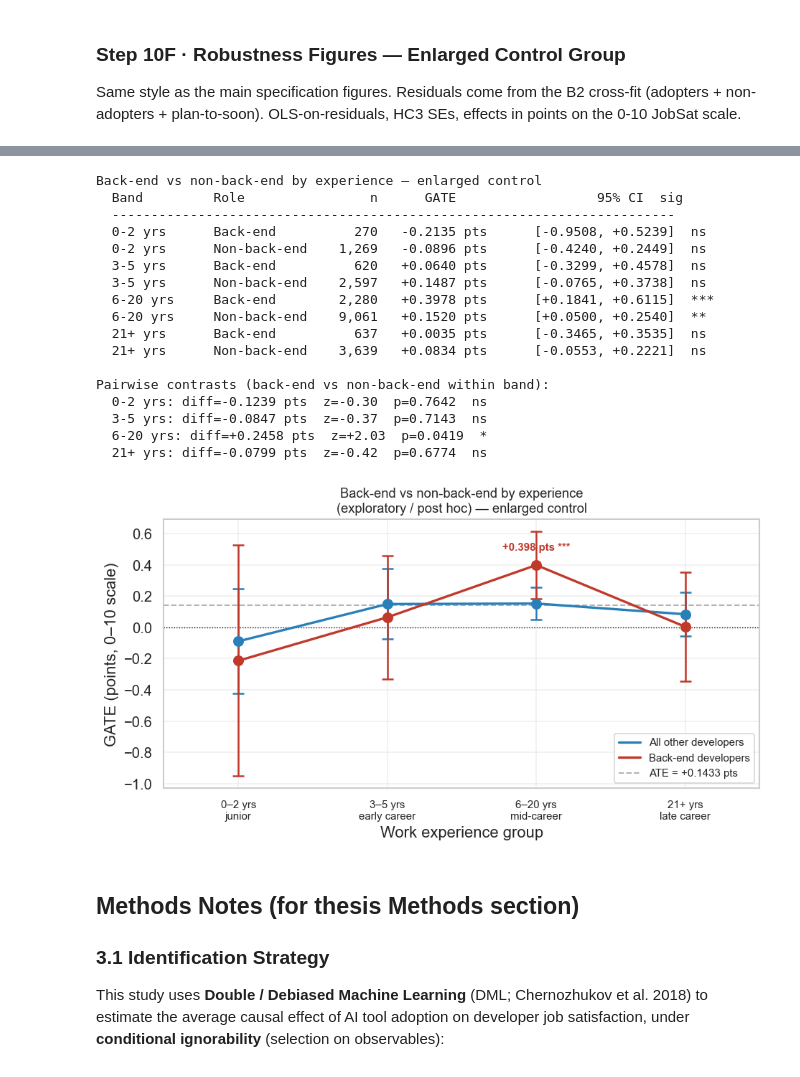
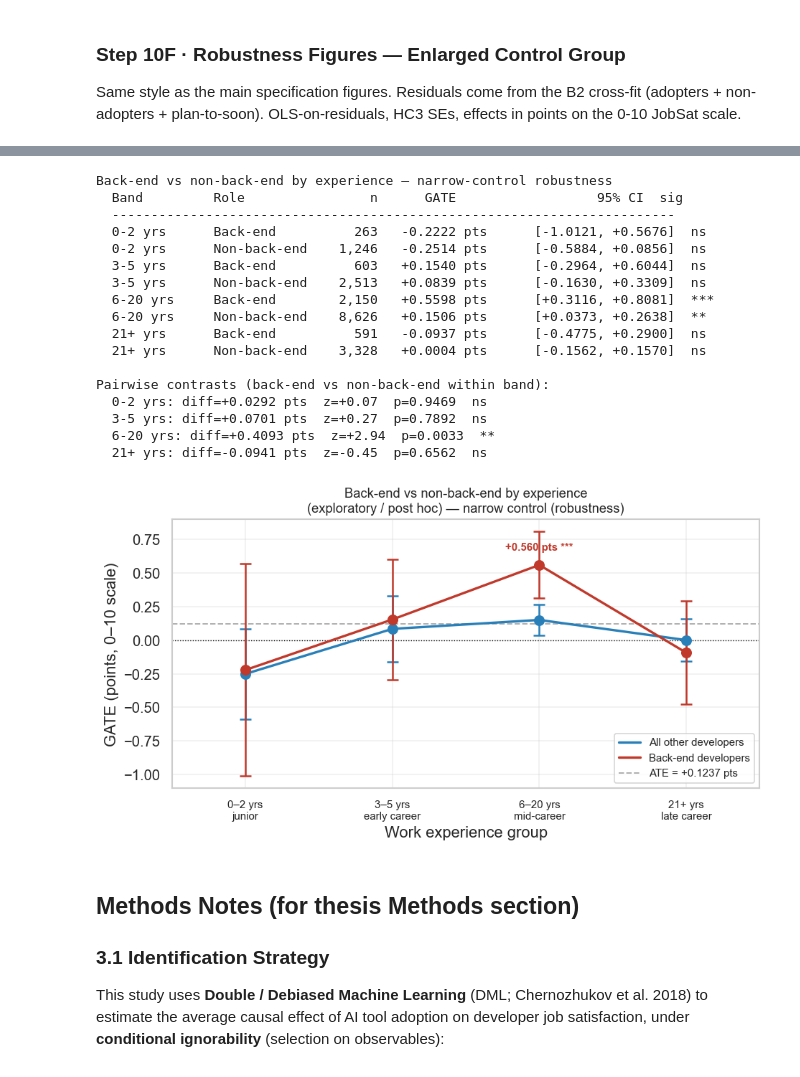
Before and after one commit to SivertIvarhus/Master-Thesis-NOVA-SBE-BA, a Jupyter notebook: notebooks/03-modeling.ipynb, the cells around one changed output, grey strips where cells are left out. Saved outputs shown, nothing was run; the diff lists cells and outputs as text; code cells hidden in the pictures.

```diff
--- a/notebooks/03-modeling.ipynb
+++ b/notebooks/03-modeling.ipynb
@@ -41,16 +41,25 @@ Packages loaded.
 ## Load & Describe Analysis Frame
 # %%
 df = pd.read_parquet(DATA / "analysis.parquet")
-df_full = df.copy()   # full frame including plan_to_soon, used in robustness section
 
-# Main analysis sample: adopters and non-adopters only (plan_to_soon → treated=NaN)
+# Main specification: ALL current non-users as control (plan_to_soon → T=0)
 if "adoption_status" in df.columns:
-    df = df[df["adoption_status"] != "plan_to_soon"].reset_index(drop=True).copy()
+    df = df[df["adoption_status"].isin(
+        ["adopter", "non_adopter", "plan_to_soon"])].copy()
+    df["treated"] = df["treated"].fillna(0.0)   # plan_to_soon → T=0
+    df = df.reset_index(drop=True)
+    # Narrow-control robustness sample: confirmed non-users only
+    df_narrow = df[df["adoption_status"] != "plan_to_soon"].reset_index(drop=True).copy()
+else:
+    df_narrow = df.copy()
 
-print(f"Full parquet: {df_full.shape[0]:,} rows × {df_full.shape[1]} columns")
-print(f"Main analysis sample: {df.shape[0]:,} rows")
-print(f"  Adopters     (T=1): {(df.treated==1).sum():,}  ({(df.treated==1).mean():.1%})")
-print(f"  Non-adopters (T=0): {(df.treated==0).sum():,}  ({(df.treated==0).mean():.1%})")
+n_pts = int((df["adoption_status"] == "plan_to_soon").sum()) if "adoption_status" in df.columns else 0
+
+print(f"Main sample (enlarged control): {len(df):,} rows")
+print(f"  Adopters      (T=1): {int((df.treated==1).sum()):,}  ({(df.treated==1).mean():.1%})")
+print(f"  Non-adopters  (T=0): {int((df.treated==0).sum()):,}  ({(df.treated==0).mean():.1%})")
+print(f"    of which plan-to-soon: {n_pts:,}")
+print(f"Narrow-control robustness sample: {len(df_narrow):,} rows")
 print()
 
 naive_diff = (df.loc[df.treated==1,"JobSat"].mean()
@@ -1792,11 +1816,11 @@ The main specification excludes ~1,797 respondents who said they plan to adopt A
 # B1 — Descriptive comparison: plan-to-soon vs non-adopters ───────────────────
 from scipy.stats import norm as _norm_b1
 
-if "adoption_status" not in df_full.columns:
+if "adoption_status" not in df.columns:
     print("adoption_status column not found — re-run 02-data-cleaning.ipynb first.")
 else:
-    pts_df = df_full[df_full["adoption_status"] == "plan_to_soon"].copy()
-    na_df  = df_full[df_full["adoption_status"] == "non_adopter"].copy()
+    pts_df = df[df["adoption_status"] == "plan_to_soon"].copy()
+    na_df  = df[df["adoption_status"] == "non_adopter"].copy()
 
     print(f"Group sizes:  plan_to_soon = {len(pts_df):,}  |  non_adopter = {len(na_df):,}\n")
 
@@ -2015,7 +2063,7 @@ else:
     from scipy.stats import norm as _norm_r
 
     # ── Numbers ───────────────────────────────────────────────────────────────
-    print("Four-band experience GATE — enlarged control (n=20,373)")
+    print("Four-band experience GATE — narrow-control robustness check")
     print(f"  {'Band':12s} {'n':>7s} {'GATE':>10s} {'SE':>7s} {'95% CI':>22s} "
           f"{'z':>6s} {'p':>8s}  sig")
     print("  " + "-" * 82)
@@ -2069,7 +2117,7 @@ else:
                         '6\u201320 yrs\nmid-career', '21+ yrs\nlate career'], fontsize=9)
     ax.set_xlabel('Work experience group')
     ax.set_ylabel('GATE (points, 0\u201310 scale)')
-    ax.set_title('Effect of AI adoption by experience\n\u2014 enlarged control group', fontsize=11)
+    ax.set_title('Effect of AI adoption by experience\n\u2014 narrow control (robustness)', fontsize=11)
     ax.legend(fontsize=9)
     ax.grid(alpha=0.3)
     ax.set_xlim(-0.5, 3.5)
@@ -2116,7 +2164,7 @@ else:
     int_rob_df = pd.DataFrame(rows_int_rob)
 
     # ── Numbers table ─────────────────────────────────────────────────────────
-    print("Back-end vs non-back-end by experience — enlarged control")
+    print("Back-end vs non-back-end by experience — narrow-control robustness")
     print(f"  {'Band':12s} {'Role':14s} {'n':>6s} {'GATE':>9s}  {'95% CI':>22s}  sig")
     print("  " + "-" * 72)
     for _, row in int_rob_df.iterrows():
@@ -2170,48 +2218,48 @@ else:
                 r  = mc.iloc[0]
                 xi = e4_to_x_r['6-20 yrs']
                 stars = f" {r['sig']}" if r['sig'] != 'ns' else ''
                 ax.annotate(f"{r['gate']:+.3f} pts{stars}",
                             xy=(xi, r['gate']), xytext=(0, 12),
                             textcoords='offset points',
                             fontsize=9, ha='center', color=c_r, fontweight='bold')
 
     ax.axhline(0,       color='black', lw=0.8, ls=':')
     ax.axhline(ate_rob, color='gray',  lw=1.2, ls='--', alpha=0.6,
                label=f'ATE = {ate_rob:+.4f} pts')
 
     ax.set_xticks(x4_ord_r)
     ax.set_xticklabels(['0\u20132 yrs\njunior', '3\u20135 yrs\nearly career',
                         '6\u201320 yrs\nmid-career', '21+ yrs\nlate career'], fontsize=9)
     ax.set_xlabel('Work experience group')
     ax.set_ylabel('GATE (points, 0\u201310 scale)')
     ax.set_title('Back-end vs non-back-end by experience\n'
-                 '(exploratory / post hoc) \u2014 enlarged control', fontsize=11)
+                 '(exploratory / post hoc) \u2014 narrow control (robustness)', fontsize=11)
     ax.legend(fontsize=9)
     ax.grid(alpha=0.3)
     ax.set_xlim(-0.5, 3.5)
 
     plt.tight_layout()
     plt.savefig(FIGURES / 'gate_backend_x_experience_4band_rob.png', dpi=150, bbox_inches='tight')
     plt.show()
 # %% [output]
-Back-end vs non-back-end by experience — enlarged control
+Back-end vs non-back-end by experience — narrow-control robustness
   Band         Role                n      GATE                  95% CI  sig
   ------------------------------------------------------------------------
-  0-2 yrs      Back-end          270   -0.2135 pts      [-0.9508, +0.5239]  ns
-  0-2 yrs      Non-back-end    1,269   -0.0896 pts      [-0.4240, +0.2449]  ns
-  3-5 yrs      Back-end          620   +0.0640 pts      [-0.3299, +0.4578]  ns
-  3-5 yrs      Non-back-end    2,597   +0.1487 pts      [-0.0765, +0.3738]  ns
-  6-20 yrs     Back-end        2,280   +0.3978 pts      [+0.1841, +0.6115]  ***
-  6-20 yrs     Non-back-end    9,061   +0.1520 pts      [+0.0500, +0.2540]  **
-  21+ yrs      Back-end          637   +0.0035 pts      [-0.3465, +0.3535]  ns
-  21+ yrs      Non-back-end    3,639   +0.0834 pts      [-0.0553, +0.2221]  ns
+  0-2 yrs      Back-end          263   -0.2222 pts      [-1.0121, +0.5676]  ns
+  0-2 yrs      Non-back-end    1,246   -0.2514 pts      [-0.5884, +0.0856]  ns
+  3-5 yrs      Back-end          603   +0.1540 pts      [-0.2964, +0.6044]  ns
+  3-5 yrs      Non-back-end    2,513   +0.0839 pts      [-0.1630, +0.3309]  ns
+  6-20 yrs     Back-end        2,150   +0.5598 pts      [+0.3116, +0.8081]  ***
+  6-20 yrs     Non-back-end    8,626   +0.1506 pts      [+0.0373, +0.2638]  **
+  21+ yrs      Back-end          591   -0.0937 pts      [-0.4775, +0.2900]  ns
+  21+ yrs      Non-back-end    3,328   +0.0004 pts      [-0.1562, +0.1570]  ns
 
 Pairwise contrasts (back-end vs non-back-end within band):
-  0-2 yrs: diff=-0.1239 pts  z=-0.30  p=0.7642  ns
-  3-5 yrs: diff=-0.0847 pts  z=-0.37  p=0.7143  ns
-  6-20 yrs: diff=+0.2458 pts  z=+2.03  p=0.0419  *
-  21+ yrs: diff=-0.0799 pts  z=-0.42  p=0.6774  ns
+  0-2 yrs: diff=+0.0292 pts  z=+0.07  p=0.9469  ns
+  3-5 yrs: diff=+0.0701 pts  z=+0.27  p=0.7892  ns
+  6-20 yrs: diff=+0.4093 pts  z=+2.94  p=0.0033  **
+  21+ yrs: diff=-0.0941 pts  z=-0.45  p=0.6562  ns
-[figure, old version]
+[figure, new version]
 # %% [markdown]
 ## Methods Notes (for thesis Methods section)
 
```
Also changed, not shown: parts of 24 cells of this notebook.
